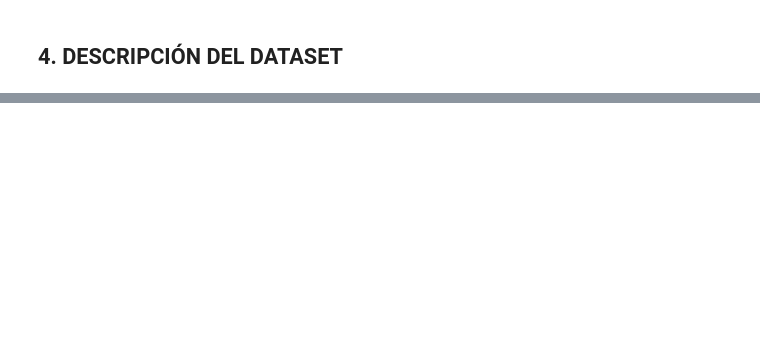
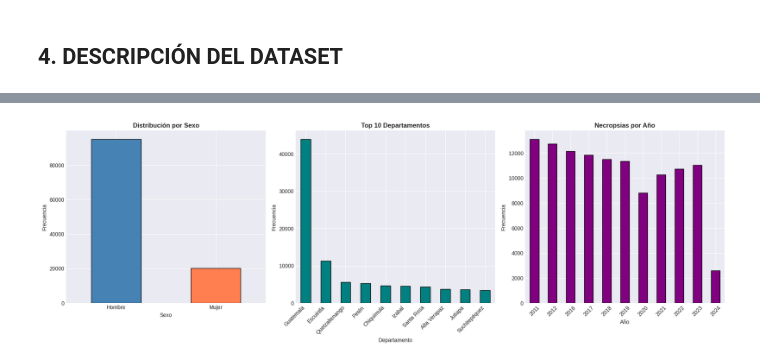
Before and after one commit to JPLopez23/P1-DA, a Jupyter notebook: analisis.ipynb, the cells around one changed output, grey strips where cells are left out. Drawn from its saved outputs; the diff is of its cells as text; code cells hidden in the pictures; blank space fills up the shorter version.

```diff
--- a/analisis.ipynb
+++ b/analisis.ipynb
@@ -160,0 +345,20 @@ df_limpio.describe().to_csv('resultados/estadisticas_descriptivas.csv')
+# %%
+# 6.2 DEPARTAMENTO
+print("\n 6.2 Distribución por DEPARTAMENTO")
+
+# Diccionario de departamentos de Guatemala
+deptos_gt = {
+    1: 'Guatemala', 2: 'El Progreso', 3: 'Sacatepéquez', 4: 'Chimaltenango',
+    5: 'Escuintla', 6: 'Santa Rosa', 7: 'Sololá', 8: 'Totonicapán',
+    9: 'Quetzaltenango', 10: 'Suchitepéquez', 11: 'Retalhuleu', 12: 'San Marcos',
+    13: 'Huehuetenango', 14: 'Quiché', 15: 'Baja Verapaz', 16: 'Alta Verapaz',
+    17: 'Petén', 18: 'Izabal', 19: 'Zacapa', 20: 'Chiquimula',
+    21: 'Jalapa', 22: 'Jutiapa'
+}
+
+df_limpio['depto_nombre'] = df_limpio['departamento'].map(deptos_gt)
+depto_freq = df_limpio['depto_nombre'].value_counts()
+print("\n   Top 10 departamentos:")
+for i, (depto, count) in enumerate(depto_freq.head(10).items(), 1):
+    pct = count / len(df_limpio) * 100
+    print(f"   {i:2d}. {depto:20s}: {count:,} ({pct:.1f}%)")
@@ -160,0 +410,32 @@ df_limpio.describe().to_csv('resultados/estadisticas_descriptivas.csv')
+# %%
+# Gráfico de barras - Distribuciones categóricas
+fig, axes = plt.subplots(1, 3, figsize=(18, 6))
+
+# Sexo
+sexo_freq.plot(kind='bar', ax=axes[0], color=['steelblue', 'coral'], edgecolor='black')
+axes[0].set_title('Distribución por Sexo', fontweight='bold')
+axes[0].set_xlabel('Sexo')
+axes[0].set_ylabel('Frecuencia')
+axes[0].tick_params(axis='x', rotation=0)
+
+# Top 10 Departamentos
+depto_freq.head(10).plot(kind='bar', ax=axes[1], color='teal', edgecolor='black')
+axes[1].set_title('Top 10 Departamentos', fontweight='bold')
+axes[1].set_xlabel('Departamento')
+axes[1].set_ylabel('Frecuencia')
+axes[1].tick_params(axis='x', rotation=45)
+plt.setp(axes[1].xaxis.get_majorticklabels(), ha='right')
+
+# Necropsias por año
+anio_freq = df_limpio['anio'].value_counts().sort_index()
+anio_freq.plot(kind='bar', ax=axes[2], color='purple', edgecolor='black')
+axes[2].set_title('Necropsias por Año', fontweight='bold')
+axes[2].set_xlabel('Año')
+axes[2].set_ylabel('Frecuencia')
+axes[2].tick_params(axis='x', rotation=45)
+
+plt.tight_layout()
+plt.savefig('graficos/variables_categoricas.png', dpi=300, bbox_inches='tight')
+plt.show()
+# %% [output]
+[figure, added]
```
Also changed, not shown: parts of 15 cells of this notebook, 6 other files.
